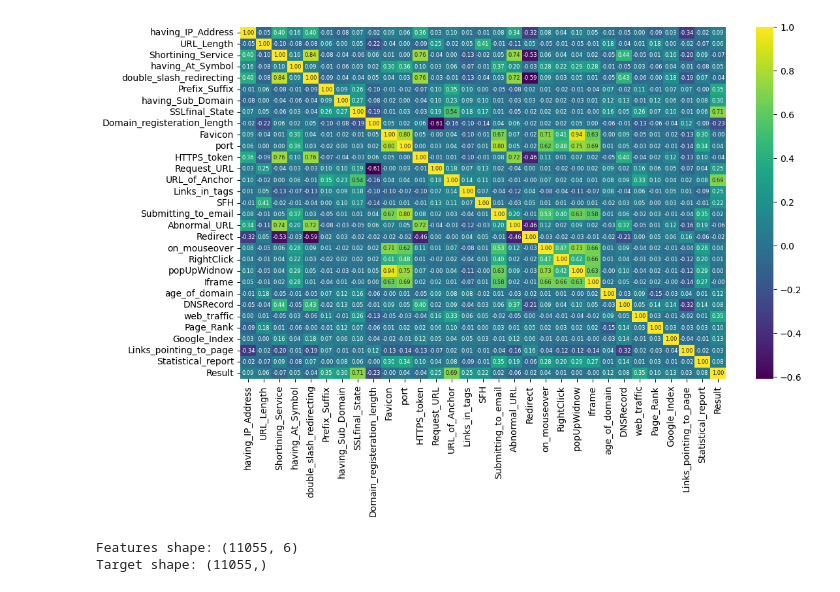
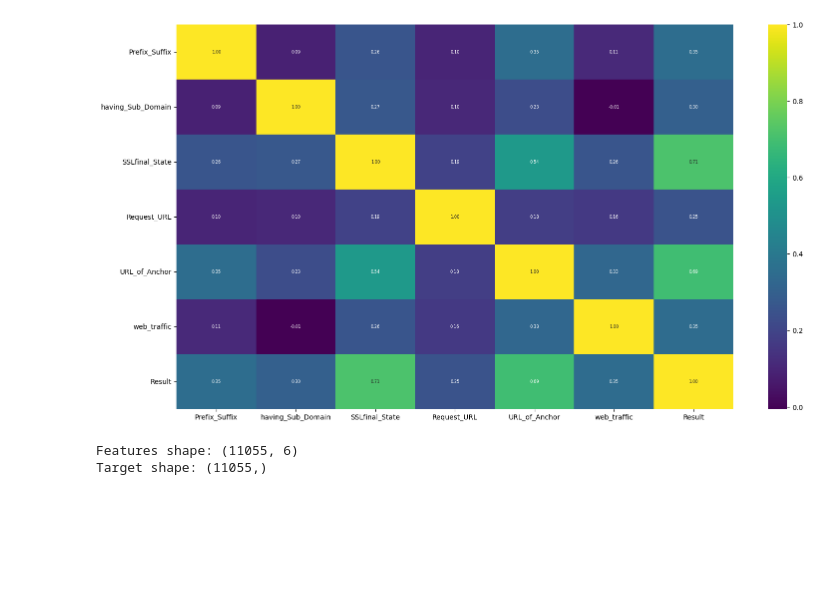
Before and after one commit to Vanillaicee17/Phishing-URL-Predictor, a Jupyter notebook: model/main.ipynb, the cells around one changed output. Cells and saved outputs as stored; diff of their text form; code cells hidden in the pictures; blank space fills up the shorter version.

```diff
--- a/model/main.ipynb
+++ b/model/main.ipynb
@@ -5,35 +5,29 @@ from sklearn.preprocessing import LabelEncoder
 
 df = pd.read_csv(r"C:\Users\ameys\Desktop\Projects\Phishing URL Predictor\dataset\UCI_dataset.csv")
 # %%
-# df = df[['Prefix_Suffix',
-#         'having_Sub_Domain',
-#         'SSLfinal_State',
-#         'Domain_registeration_length',
-#         'Request_URL',
-#         'URL_of_Anchor',
-#         'Links_in_tags',
-#         'SFH',
-#         'age_of_domain',
-#         'DNSRecord',
-#         'web_traffic',
-#         'Page_Rank',
-#         'Google_Index', 'Result']]
+df = df[['Prefix_Suffix',
+        'having_Sub_Domain',
+        'SSLfinal_State',
+        'Request_URL',
+        'URL_of_Anchor',
+        'web_traffic',
+        'Result']]
 # %%
 import matplotlib.pyplot as plt
 import seaborn as sns
-plt.figure(figsize=(12, 7))
+plt.figure(figsize=(18, 10))
 heatmap = sns.heatmap(df.corr(),
 
                       annot=True,
                       fmt=".2f",
                       annot_kws={"size": 6},  # Increase annotation font size
                       cmap='viridis')         # Optional: change color scheme
 
 
 
 plt.show()
 # %% [output]
-[figure, old version]
+[figure, new version]
 # %%
 X = df.drop(['Result','Links_in_tags','Domain_registeration_length','SFH','age_of_domain','DNSRecord','Page_Rank','Google_Index','having_IP_Address', 'URL_Length','Shortining_Service', 'having_At_Symbol', 'double_slash_redirecting', 'Favicon', 'port', 'HTTPS_token', 'Submitting_to_email', 'Abnormal_URL', 'Redirect', 'on_mouseover', 'RightClick', 'popUpWidnow', 'Iframe', 'Links_pointing_to_page','Statistical_report'], axis = 1)
 y = df['Result']
```
Also changed, not shown: parts of 12 cells of this notebook, 4 other files.
